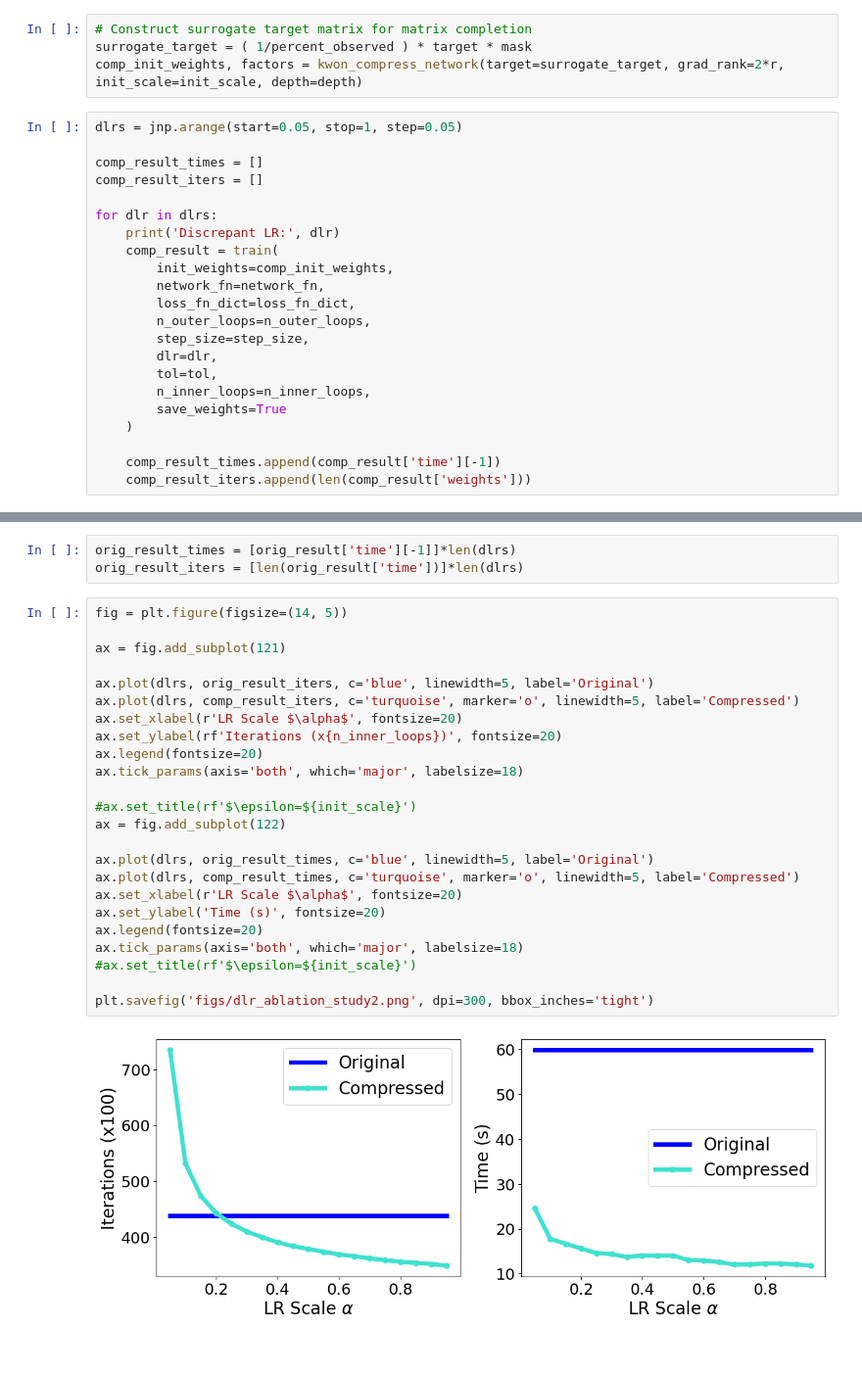
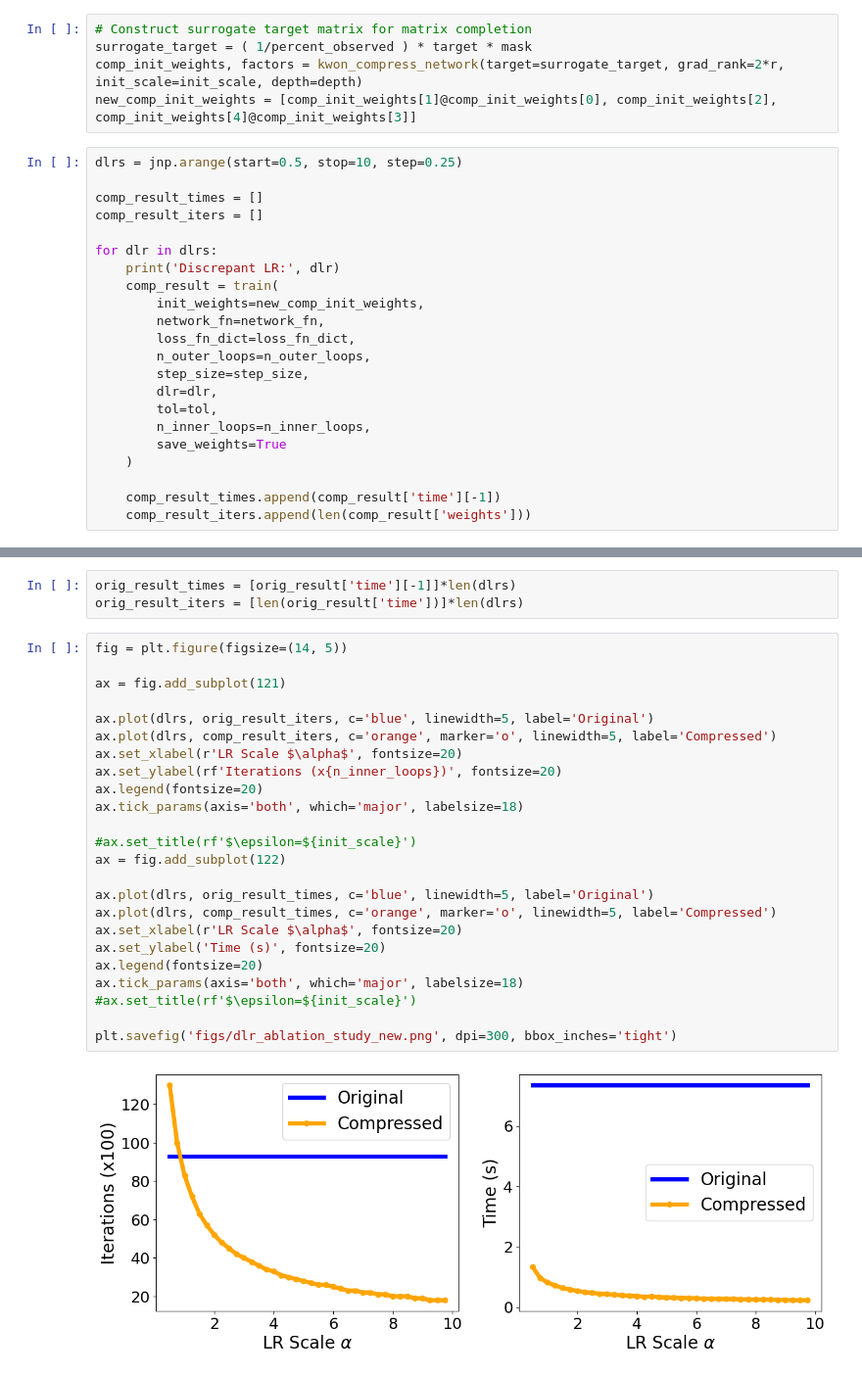
Before and after one commit to soominkwon/comp-deep-nets, a Jupyter notebook: fig_ablation_dlr_mc.ipynb, the cells around one changed output, grey strips where cells are left out. Shown at 98% size. Drawn from its saved outputs; the diff is of its cells as text.

```diff
--- a/fig_ablation_dlr_mc.ipynb
+++ b/fig_ablation_dlr_mc.ipynb
@@ -78,8 +79,9 @@ orig_result = train(
 # Construct surrogate target matrix for matrix completion
 surrogate_target = ( 1/percent_observed ) * target * mask
 comp_init_weights, factors = kwon_compress_network(target=surrogate_target, grad_rank=2*r, init_scale=init_scale, depth=depth)
+new_comp_init_weights = [comp_init_weights[1]@comp_init_weights[0], comp_init_weights[2], comp_init_weights[4]@comp_init_weights[3]]
 # %%
-dlrs = jnp.arange(start=0.05, stop=1, step=0.05)
+dlrs = jnp.arange(start=0.5, stop=10, step=0.25)
 
 comp_result_times = []
 comp_result_iters = []
@@ -87,7 +89,7 @@ comp_result_iters = []
 for dlr in dlrs:
     print('Discrepant LR:', dlr)
     comp_result = train(
-        init_weights=comp_init_weights,
+        init_weights=new_comp_init_weights,
         network_fn=network_fn,
         loss_fn_dict=loss_fn_dict,
         n_outer_loops=n_outer_loops,
@@ -122,26 +124,26 @@ orig_result_iters = [len(orig_result['time'])]*len(dlrs)
 # %%
 fig = plt.figure(figsize=(14, 5))
 
 ax = fig.add_subplot(121)
 
 ax.plot(dlrs, orig_result_iters, c='blue', linewidth=5, label='Original')
-ax.plot(dlrs, comp_result_iters, c='turquoise', marker='o', linewidth=5, label='Compressed')
+ax.plot(dlrs, comp_result_iters, c='orange', marker='o', linewidth=5, label='Compressed')
 ax.set_xlabel(r'LR Scale $\alpha$', fontsize=20)
 ax.set_ylabel(rf'Iterations (x{n_inner_loops})', fontsize=20)
 ax.legend(fontsize=20)
 ax.tick_params(axis='both', which='major', labelsize=18)
 
 #ax.set_title(rf'$\epsilon=${init_scale}')
 ax = fig.add_subplot(122)
 
 ax.plot(dlrs, orig_result_times, c='blue', linewidth=5, label='Original')
-ax.plot(dlrs, comp_result_times, c='turquoise', marker='o', linewidth=5, label='Compressed')
+ax.plot(dlrs, comp_result_times, c='orange', marker='o', linewidth=5, label='Compressed')
 ax.set_xlabel(r'LR Scale $\alpha$', fontsize=20)
 ax.set_ylabel('Time (s)', fontsize=20)
 ax.legend(fontsize=20)
 ax.tick_params(axis='both', which='major', labelsize=18)
 #ax.set_title(rf'$\epsilon=${init_scale}')
 
-plt.savefig('figs/dlr_ablation_study2.png', dpi=300, bbox_inches='tight')
+plt.savefig('figs/dlr_ablation_study_new.png', dpi=300, bbox_inches='tight')
 # %% [output]
-[figure, old version]
+[figure, new version]
```
Also changed, not shown: parts of 2 cells of this notebook.
